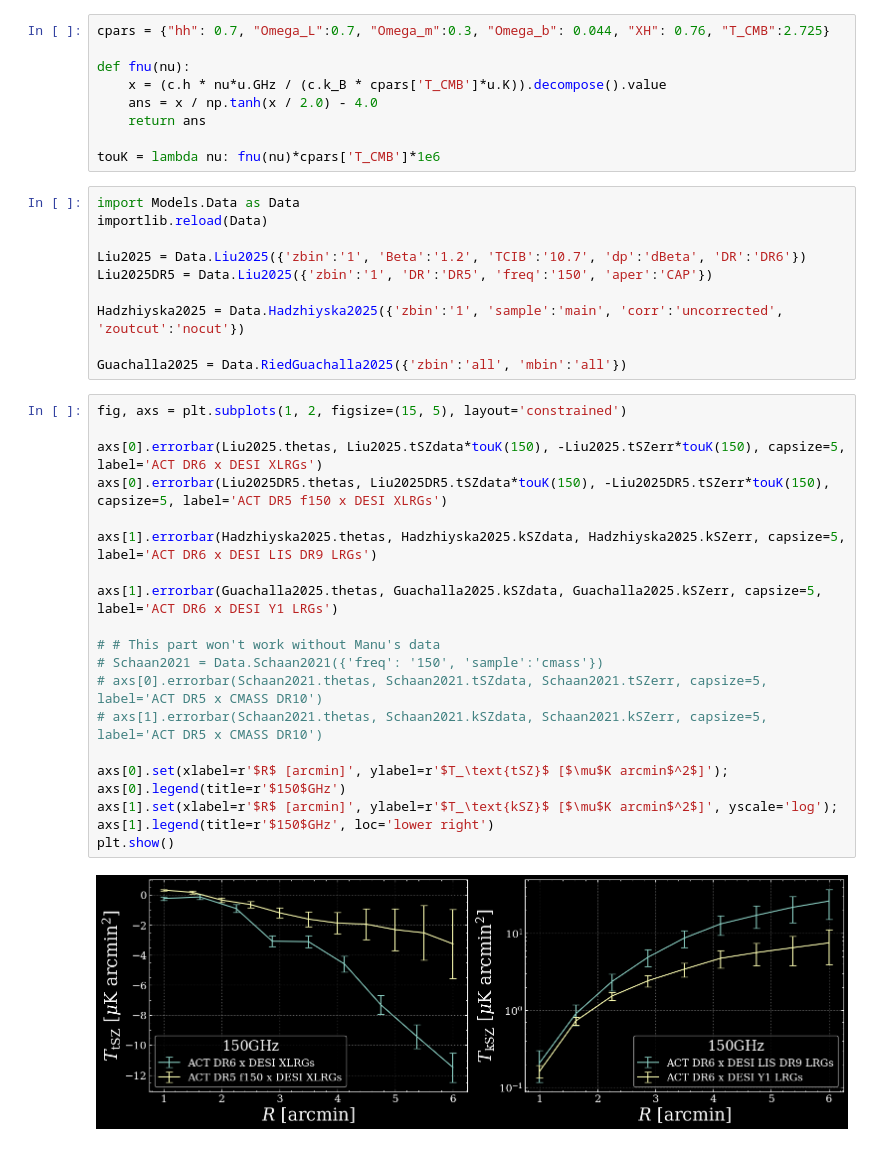
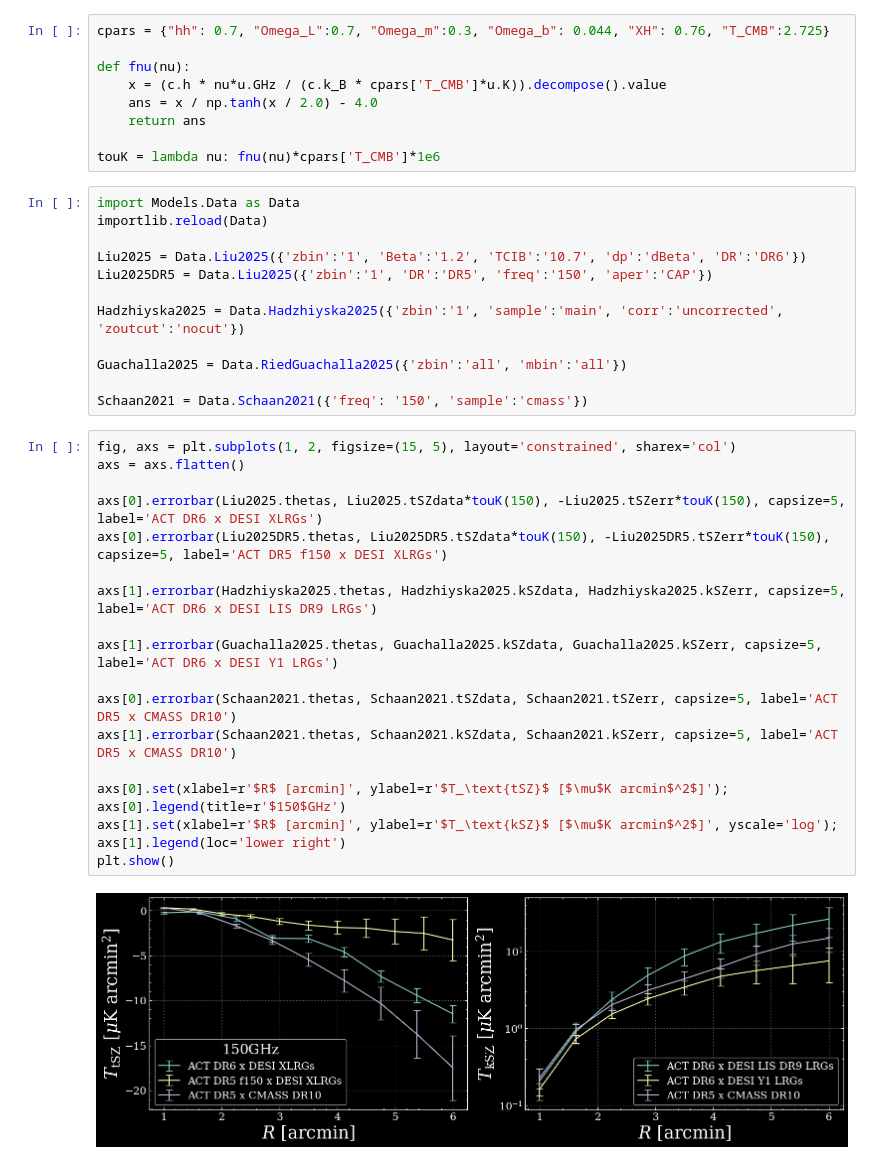
Before and after one commit to chadpopik/CAPPIBARAS, a Jupyter notebook: ModuleCheck.ipynb, the cells around one changed output. Drawn from its saved outputs; the diff is of its cells as text.

```diff
--- a/ModuleCheck.ipynb
+++ b/ModuleCheck.ipynb
@@ -431,23 +444,24 @@ Liu2025DR5 = Data.Liu2025({'zbin':'1', 'DR':'DR5', 'freq':'150', 'aper':'CAP'})
 Hadzhiyska2025 = Data.Hadzhiyska2025({'zbin':'1', 'sample':'main', 'corr':'uncorrected', 'zoutcut':'nocut'})
 
 Guachalla2025 = Data.RiedGuachalla2025({'zbin':'all', 'mbin':'all'})
+
+Schaan2021 = Data.Schaan2021({'freq': '150', 'sample':'cmass'})
 # %%
-fig, axs = plt.subplots(1, 2, figsize=(15, 5), layout='constrained')
+fig, axs = plt.subplots(1, 2, figsize=(15, 5), layout='constrained', sharex='col')
+axs = axs.flatten()
 
 axs[0].errorbar(Liu2025.thetas, Liu2025.tSZdata*touK(150), -Liu2025.tSZerr*touK(150), capsize=5, label='ACT DR6 x DESI XLRGs')
 axs[0].errorbar(Liu2025DR5.thetas, Liu2025DR5.tSZdata*touK(150), -Liu2025DR5.tSZerr*touK(150), capsize=5, label='ACT DR5 f150 x DESI XLRGs')
 
 axs[1].errorbar(Hadzhiyska2025.thetas, Hadzhiyska2025.kSZdata, Hadzhiyska2025.kSZerr, capsize=5, label='ACT DR6 x DESI LIS DR9 LRGs')
 
 axs[1].errorbar(Guachalla2025.thetas, Guachalla2025.kSZdata, Guachalla2025.kSZerr, capsize=5, label='ACT DR6 x DESI Y1 LRGs')
 
-# # This part won't work without Manu's data
-# Schaan2021 = Data.Schaan2021({'freq': '150', 'sample':'cmass'})
-# axs[0].errorbar(Schaan2021.thetas, Schaan2021.tSZdata, Schaan2021.tSZerr, capsize=5, label='ACT DR5 x CMASS DR10')
-# axs[1].errorbar(Schaan2021.thetas, Schaan2021.kSZdata, Schaan2021.kSZerr, capsize=5, label='ACT DR5 x CMASS DR10')
+axs[0].errorbar(Schaan2021.thetas, Schaan2021.tSZdata, Schaan2021.tSZerr, capsize=5, label='ACT DR5 x CMASS DR10')
+axs[1].errorbar(Schaan2021.thetas, Schaan2021.kSZdata, Schaan2021.kSZerr, capsize=5, label='ACT DR5 x CMASS DR10')
 
 axs[0].set(xlabel=r'$R$ [arcmin]', ylabel=r'$T_\text{tSZ}$ [$\mu$K arcmin$^2$]'); axs[0].legend(title=r'$150$GHz')
-axs[1].set(xlabel=r'$R$ [arcmin]', ylabel=r'$T_\text{kSZ}$ [$\mu$K arcmin$^2$]', yscale='log'); axs[1].legend(title=r'$150$GHz', loc='lower right')
+axs[1].set(xlabel=r'$R$ [arcmin]', ylabel=r'$T_\text{kSZ}$ [$\mu$K arcmin$^2$]', yscale='log'); axs[1].legend(loc='lower right')
 plt.show()
 # %% [output]
-[figure, old version]
+[figure, new version]
```
Also changed, not shown: parts of 6 cells of this notebook, 45 other files.
